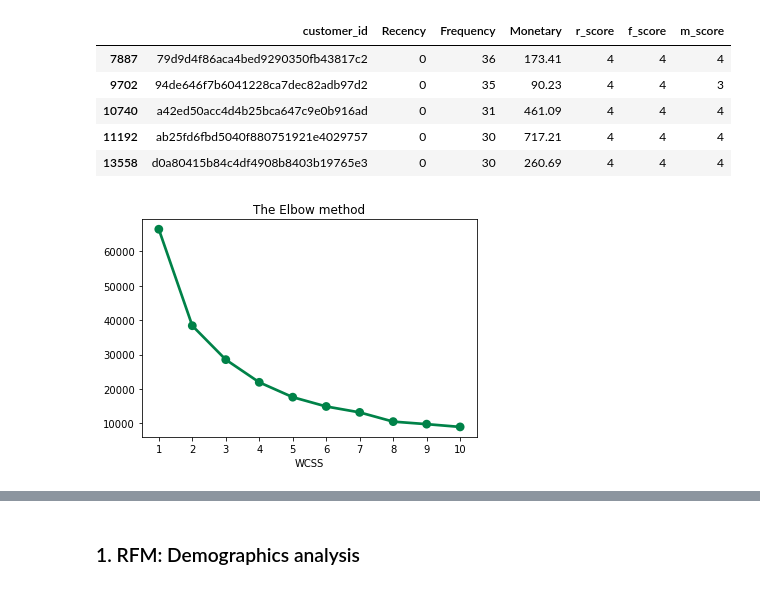
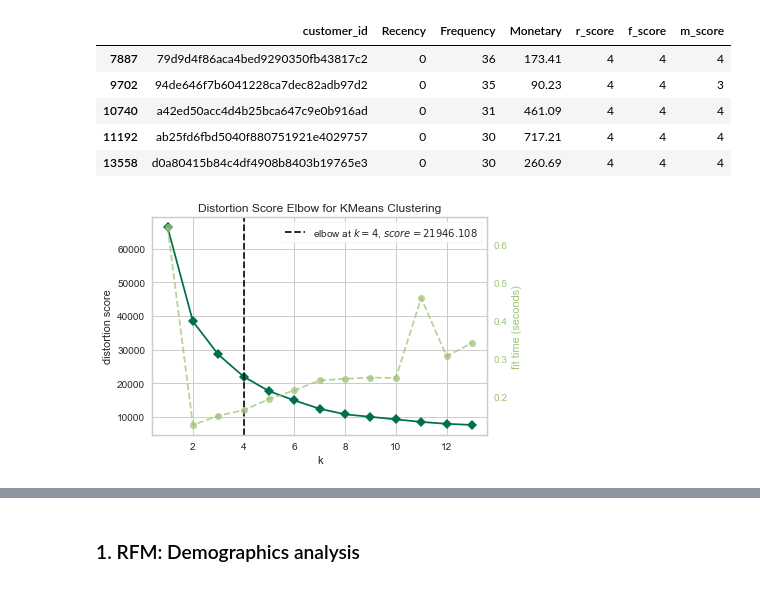
Before and after one commit to Arjunar92/Starbucks_Customer_Segmentation_Project, a Jupyter notebook: Starbucks_Customer_Segmentation.ipynb, the cells around one changed output, grey strips where cells are left out. Cells and saved outputs as stored; diff of their text form; code cells hidden in the pictures.

```diff
--- a/Starbucks_Customer_Segmentation.ipynb
+++ b/Starbucks_Customer_Segmentation.ipynb
@@ -378,20 +383,9 @@ rfm_df.head()
 | 13558 | d0a80415b84c4df4908b8403b19765e3 | 0 | 30 | 260.69 | 4 | 4 | 4 |
 # %%
 #Use elbow method to determine the optimum number of clusters needed for Method2
-wcss = []
-
-for i in range(1,11):
-    kmeans = KMeans(n_clusters = i,init = 'k-means++', random_state = 42)
-    kmeans.fit(rfm_df.iloc[:,4:7])
-    wcss.append(kmeans.inertia_)
-
-sns.pointplot(x=list(range(1,11)), y=wcss)
-plt.title('The Elbow method')
-plt.xlabel('Number of clusters')
-plt.xlabel('WCSS')
-plt.show()
+kelbow_visualizer(KMeans(), rfm_df.iloc[:,4:7], k=(1,14));
 # %% [output]
-[figure, old version]
+[figure, new version]
 # %%
 kmeans1 = KMeans(n_clusters = 4,init = 'k-means++', random_state = 42)
 kmeans1.fit(rfm_df.iloc[:,4:7])
```
Also changed, not shown: parts of 114 cells of this notebook.
